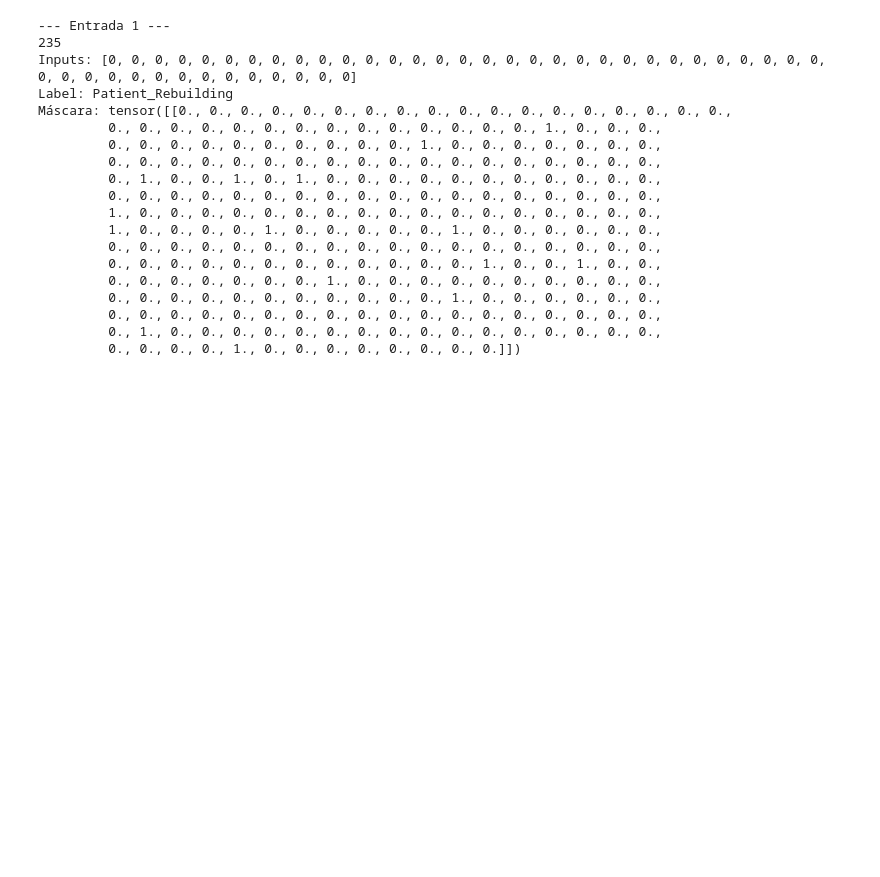
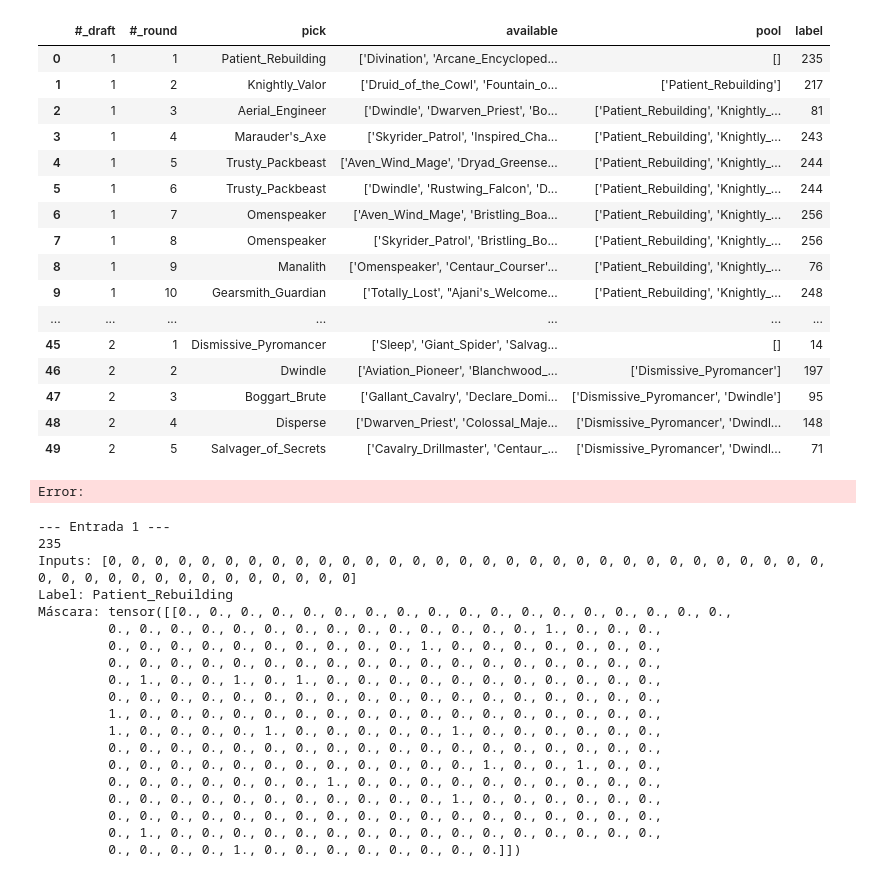
Before and after one commit to DiegoHMM/MTG_drafter, a Jupyter notebook: draftsym/train.ipynb, the cells around one changed output. Cells and saved outputs as stored; diff of their text form; code cells hidden in the pictures; blank space fills up the shorter version.

```diff
--- a/draftsym/train.ipynb
+++ b/draftsym/train.ipynb
@@ -42,9 +44,30 @@ def indice_para_nome(indice, cards_dict):
     except IndexError:
         raise ValueError(f"Índice {indice} fora do alcance do dicionário de cartas.")
 # %%
-df_train = pd.read_csv('train_df.csv')
+df_train = pd.read_csv('dataset/train_df.csv')
 df_train = df_train.drop(columns=['Unnamed: 0.1', 'Unnamed: 0'])
 #df_train = df_train[:90]
+# %%
+df_train.head(50)
+# %% [output]
+|  | #_draft | #_round | pick | available | pool | label |
+| 0 | 1 | 1 | Patient_Rebuilding | ['Divination', 'Arcane_Encycloped... | [] | 235 |
+| 1 | 1 | 2 | Knightly_Valor | ['Druid_of_the_Cowl', 'Fountain_o... | ['Patient_Rebuilding'] | 217 |
+| 2 | 1 | 3 | Aerial_Engineer | ['Dwindle', 'Dwarven_Priest', 'Bo... | ['Patient_Rebuilding', 'Knightly_... | 81 |
+| 3 | 1 | 4 | Marauder's_Axe | ['Skyrider_Patrol', 'Inspired_Cha... | ['Patient_Rebuilding', 'Knightly_... | 243 |
+| 4 | 1 | 5 | Trusty_Packbeast | ['Aven_Wind_Mage', 'Dryad_Greense... | ['Patient_Rebuilding', 'Knightly_... | 244 |
+| 5 | 1 | 6 | Trusty_Packbeast | ['Dwindle', 'Rustwing_Falcon', 'D... | ['Patient_Rebuilding', 'Knightly_... | 244 |
+| 6 | 1 | 7 | Omenspeaker | ['Aven_Wind_Mage', 'Bristling_Boa... | ['Patient_Rebuilding', 'Knightly_... | 256 |
+| 7 | 1 | 8 | Omenspeaker | ['Skyrider_Patrol', 'Bristling_Bo... | ['Patient_Rebuilding', 'Knightly_... | 256 |
+| 8 | 1 | 9 | Manalith | ['Omenspeaker', 'Centaur_Courser'... | ['Patient_Rebuilding', 'Knightly_... | 76 |
+| 9 | 1 | 10 | Gearsmith_Guardian | ['Totally_Lost', "Ajani's_Welcome... | ['Patient_Rebuilding', 'Knightly_... | 248 |
+| ... | ... | ... | ... | ... | ... | ... |
+| 45 | 2 | 1 | Dismissive_Pyromancer | ['Sleep', 'Giant_Spider', 'Salvag... | [] | 14 |
+| 46 | 2 | 2 | Dwindle | ['Aviation_Pioneer', 'Blanchwood_... | ['Dismissive_Pyromancer'] | 197 |
+| 47 | 2 | 3 | Boggart_Brute | ['Gallant_Cavalry', 'Declare_Domi... | ['Dismissive_Pyromancer', 'Dwindle'] | 95 |
+| 48 | 2 | 4 | Disperse | ['Dwarven_Priest', 'Colossal_Maje... | ['Dismissive_Pyromancer', 'Dwindl... | 148 |
+| 49 | 2 | 5 | Salvager_of_Secrets | ['Cavalry_Drillmaster', 'Centaur_... | ['Dismissive_Pyromancer', 'Dwindl... | 71 |
+Error:
 # %%
 word_to_vec_model = Word2Vec.load("card2vec.model")
 # %%
```
Also changed, not shown: parts of 1 cell of this notebook, 31 other files.
